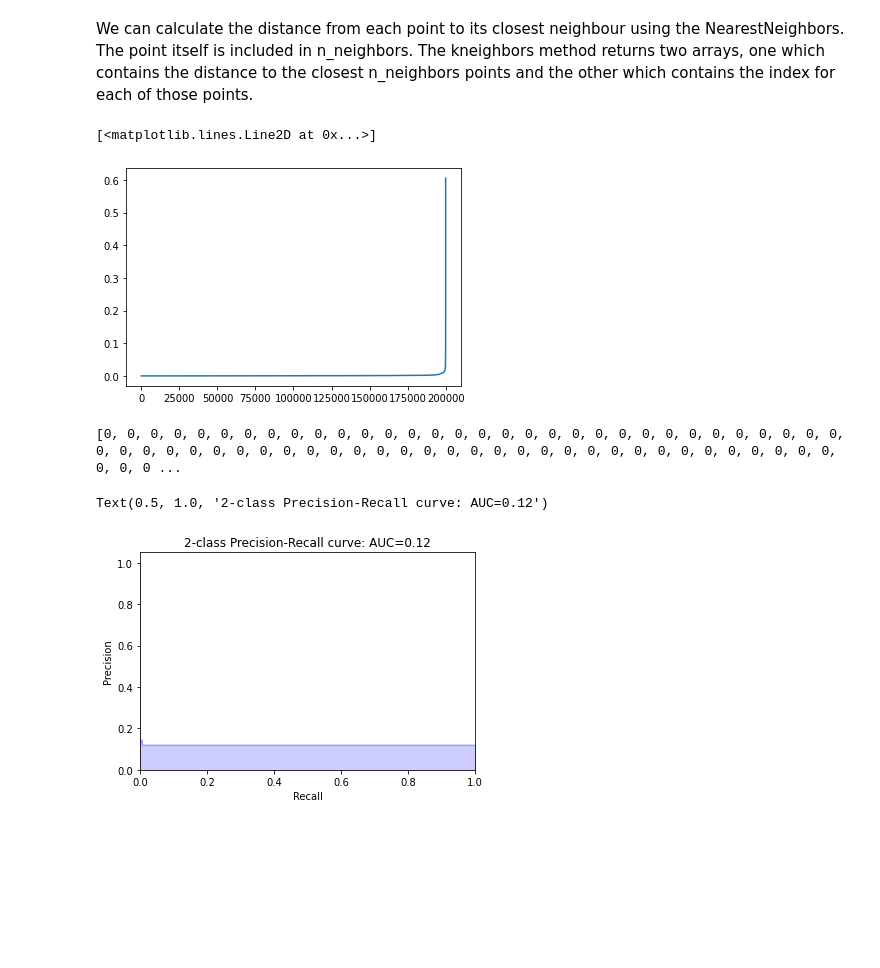
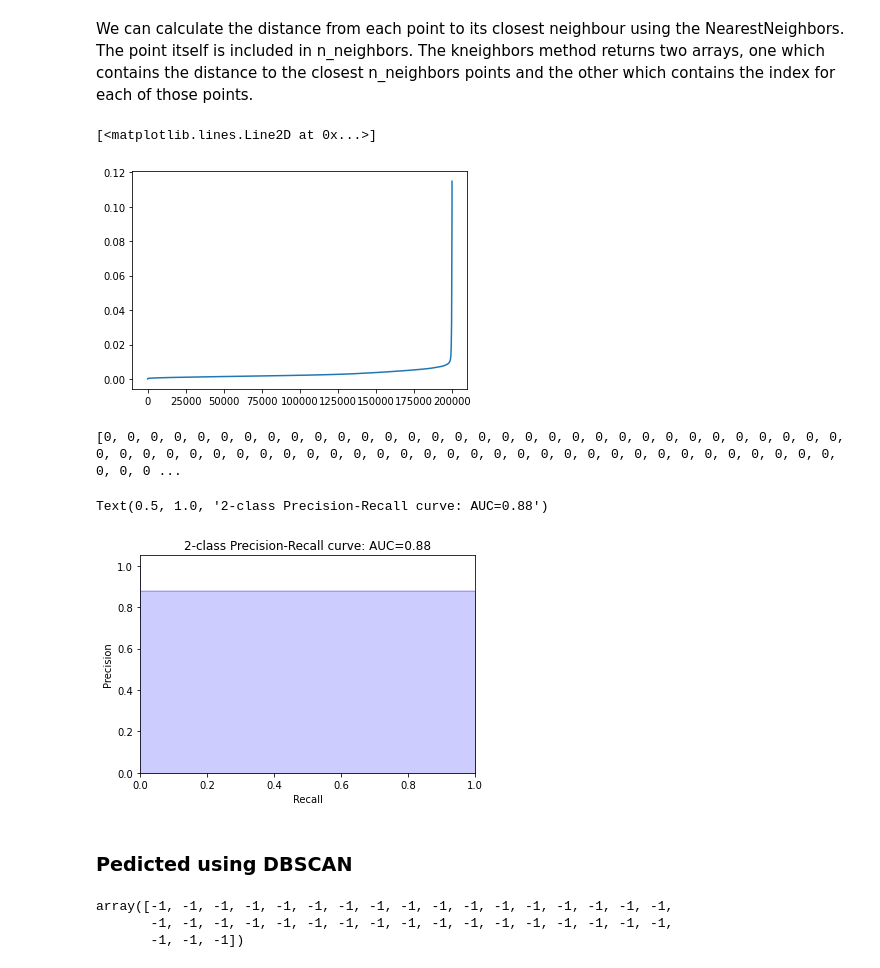
Before and after one commit to Ermiyas21/ICSSWaT, a Jupyter notebook: swat_final.ipynb, the cells around one changed output. Drawn from its saved outputs; the diff is of its cells as text; code cells hidden in the pictures; blank space fills up the shorter version.

```diff
--- a/swat_final.ipynb
+++ b/swat_final.ipynb
@@ -57,7 +62,7 @@ def preprocess(df):
   enc_df.index = df.index
   df.drop(actuator_columns, axis='columns', inplace=True)
 
-  #Normalize numerical data
+  # Normalize numerical data
   minmax_scale = pd.DataFrame(MinMaxScaler().fit_transform(df[sensor_columns]))
   minmax_scale.index = df.index
 
@@ -69,12 +74,12 @@ def preprocess(df):
   df.drop([label_col], axis='columns', inplace=True)
   #concat retval - concatenate all encode data to variable ret
   ret = pd.DataFrame()
-  retVal = pd.concat([df, enc_df, minmax_scale, label_enc], axis=1, ignore_index=True)
+  retVal = pd.concat([enc_df,df, minmax_scale, label_enc], axis=1, ignore_index=True)
   retVal = retVal.reindex(df.index)
   return retVal
 
 processed_df = preprocess(df)
-processed_df
+processed_df.head(2)
 # %% [output]
 |  | 0 | 1 | 2 | 3 | 4 | 5 | 6 | 7 | 8 | 9 | 10 | ... |
 | Timestamp |  |  |  |  |  |  |  |  |  |  |  | ... |
@@ -448,19 +568,19 @@ We can calculate the distance from each point to its closest neighbour using the
 # %%
 from sklearn.neighbors import NearestNeighbors
 
 sample = processed_df.sample(n=200000)
-X = fs.transform(sample.drop([76],axis=1))
-Y = sample[76]
+X = fs.transform(sample.drop([51],axis=1))
+Y = sample[51]
 
-neigh = NearestNeighbors(n_neighbors=11)
+neigh = NearestNeighbors(n_neighbors=51)
 nbrs = neigh.fit(X)
 distances, indices = nbrs.kneighbors(X)
 distances = np.sort(distances, axis=0)
-distances = distances[:,1]
+distances = distances[:,8]
 plt.plot(distances)
 # %% [output]
 [<matplotlib.lines.Line2D at 0x...>]
-[figure, old version]
+[figure, new version]
 # %%
 import numpy as np
 
@@ -494,5 +613,7 @@ plt.xlim([0.0, 1.0])
 plt.title('2-class Precision-Recall curve: AUC={0:0.2f}'.format( average_precision_score(y_test, yhat)))
 # %% [output]
 [0, 0, 0, 0, 0, 0, 0, 0, 0, 0, 0, 0, 0, 0, 0, 0, 0, 0, 0, 0, 0, 0, 0, 0, 0, 0, 0, 0, 0, 0, 0, 0, 0, 0, 0, 0, 0, 0, 0, 0, 0, 0, 0, 0, 0, 0, 0, 0, 0, 0, 0, 0, 0, 0, 0, 0, 0, 0, 0, 0, 0, 0, 0, 0, 0, 0, 0 ...
-Text(0.5, 1.0, '2-class Precision-Recall curve: AUC=0.12')
+Text(0.5, 1.0, '2-class Precision-Recall curve: AUC=0.88')
-[figure, old version]
+[figure, new version]
+# %% [markdown]
+### Pedicted using DBSCAN
@@ -498,0 +631,6 @@ Text(0.5, 1.0, '2-class Precision-Recall curve: AUC=0.12')
+# %%
+ydbscan
+# %% [output]
+array([-1, -1, -1, -1, -1, -1, -1, -1, -1, -1, -1, -1, -1, -1, -1, -1, -1,
+       -1, -1, -1, -1, -1, -1, -1, -1, -1, -1, -1, -1, -1, -1, -1, -1, -1,
+       -1, -1, -1])
```
Also changed, not shown: parts of 29 cells of this notebook.
